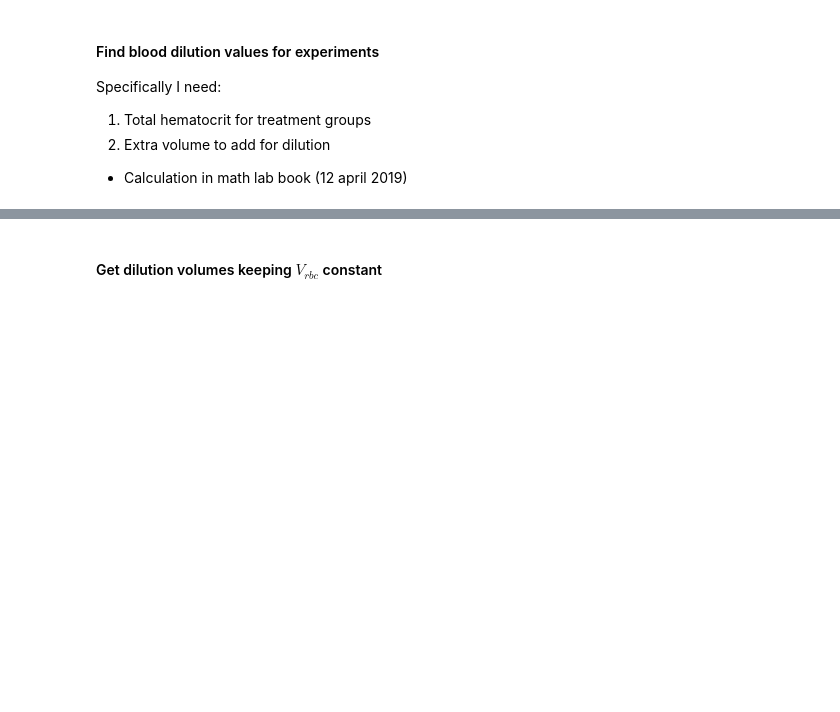
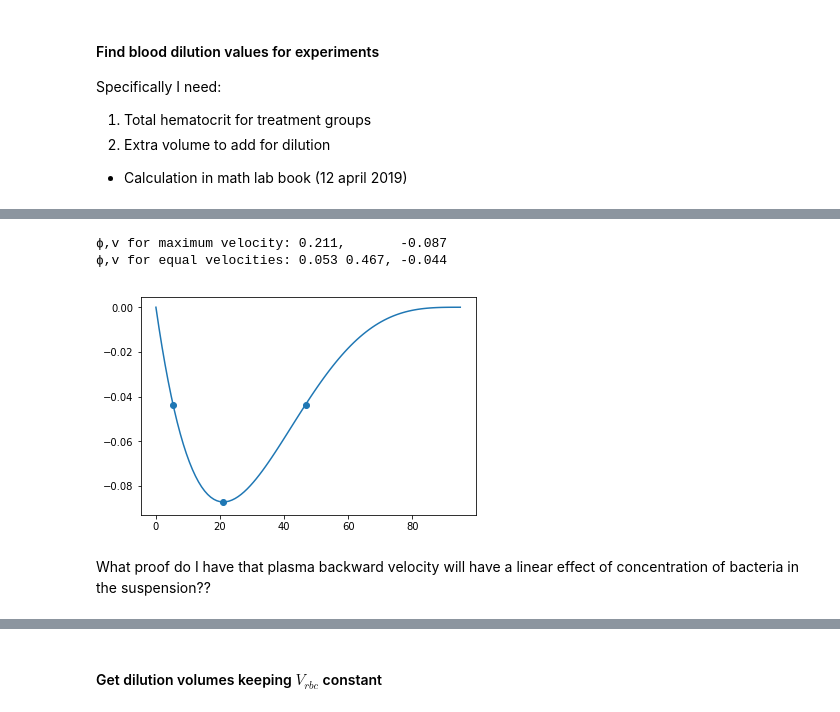
Before and after one commit to cliffanderson720/MS-Thesis-Pitt, a Jupyter notebook: Simulations/dimensionalize.ipynb, the cells around one changed output, grey strips where cells are left out. Drawn from its saved outputs; the diff is of its cells as text; code cells hidden in the pictures; blank space fills up the shorter version.

```diff
--- a/Simulations/dimensionalize.ipynb
+++ b/Simulations/dimensionalize.ipynb
@@ -181,3 +155,27 @@ array([0.20962223])
+# %%
+# find hematocrits to maximize backflow velocity
+def vplas(ϕ):
+    return -ϕ*vf.michaels(ϕ)
+
+# hematocrit for max backflow velocity
+ϕ_vm = minimize(vplas,0.2)
+
+# get hematocrits for half of max velocity. Use values higher and lower than predicted best.
+ϕ_halfv_lo,ϕ_halfv_hi = [fsolve(lambda ϕ: vplas(ϕ_vm.x[0])/2 - vplas(ϕ),guess)[0] for guess in (0.05,0.4)]
+
+# combine into one array
+ϕvlevels = np.array([ϕ_halfv_lo,ϕ_vm.x[0],ϕ_halfv_hi])
+
+plt.plot(ϕs*100,vplas(ϕs))
+plt.scatter(ϕvlevels*100,vplas(ϕvlevels))
+print(f'ϕ,v for maximum velocity: {ϕ_vm.x[0]:0.3f},       {ϕ_vm.fun:0.3f}')
+print(f'ϕ,v for equal velocities: {ϕ_halfv_lo:.3f} {ϕ_halfv_hi:.3f}, {vplas(ϕ_halfv_lo):.3f}')
+# %% [output]
+ϕ,v for maximum velocity: 0.211,       -0.087
+ϕ,v for equal velocities: 0.053 0.467, -0.044
+[figure, added]
+# %% [markdown]
+What proof do I have that plasma backward velocity will have a linear effect of concentration of bacteria in the suspension??
 # %%
 def RZ_flux(ϕ):
     return ϕ*(1-ϕ)**3
```
Also changed, not shown: parts of 15 cells of this notebook, 50 other files.
